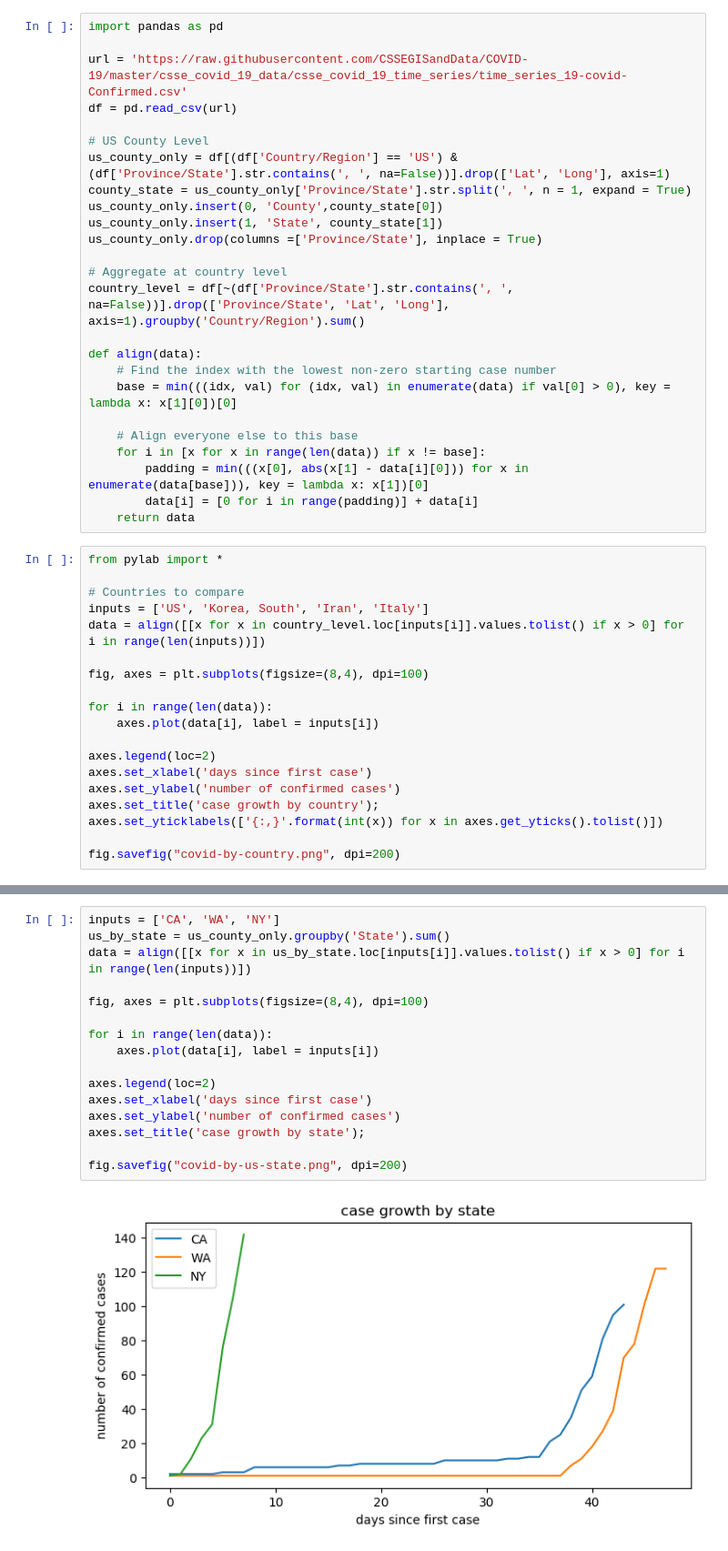
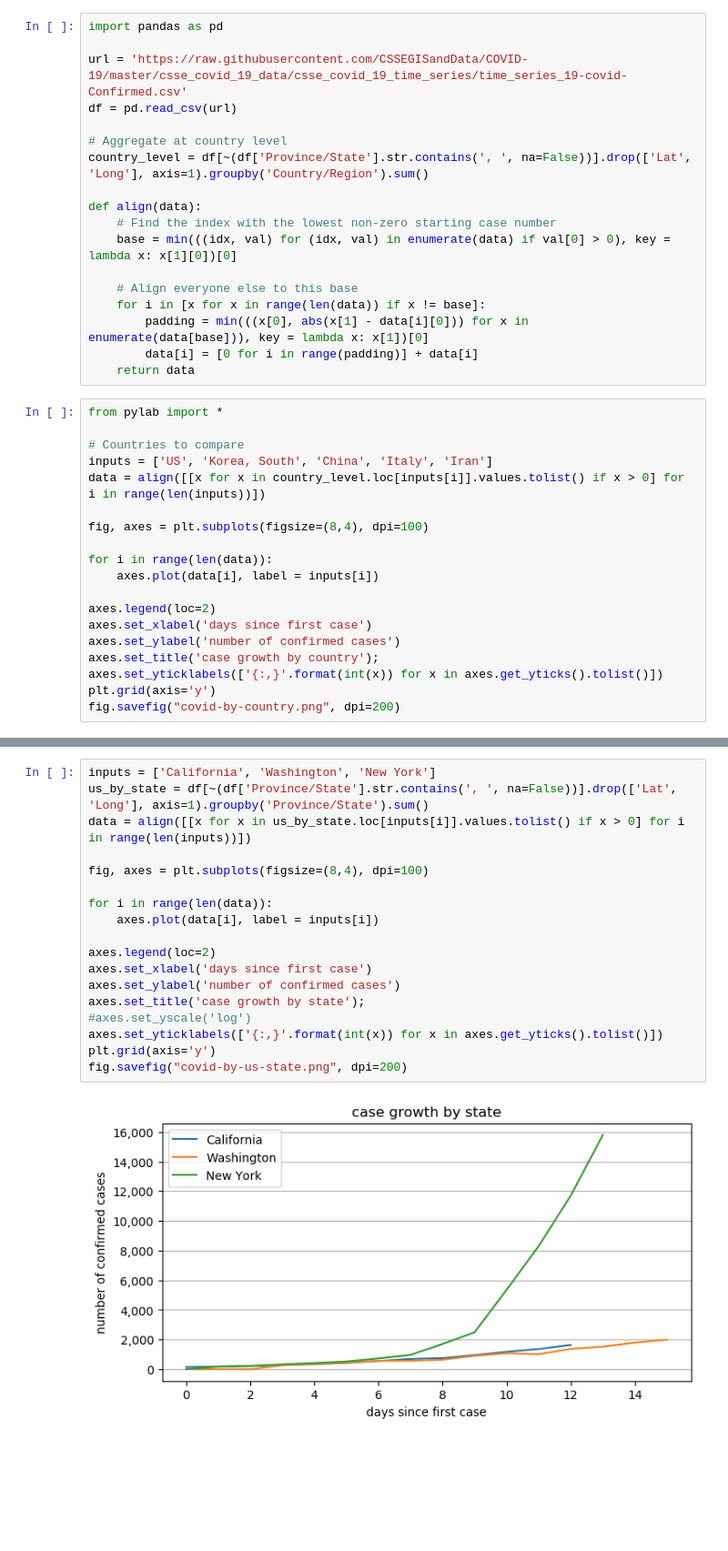
Before and after one commit to ratreya/COVID-19, a Jupyter notebook: covid19.ipynb, the cells around one changed output, grey strips where cells are left out. Shown at 91% size. Saved outputs shown, nothing was run; the diff lists cells and outputs as text; blank space fills up the shorter version.

Commit message:
Removed bad county-level data

```diff
--- a/covid19.ipynb
+++ b/covid19.ipynb
@@ -4,15 +4,8 @@ import pandas as pd
 url = 'https://raw.githubusercontent.com/CSSEGISandData/COVID-19/master/csse_covid_19_data/csse_covid_19_time_series/time_series_19-covid-Confirmed.csv'
 df = pd.read_csv(url)
 
-# US County Level
-us_county_only = df[(df['Country/Region'] == 'US') & (df['Province/State'].str.contains(', ', na=False))].drop(['Lat', 'Long'], axis=1)
-county_state = us_county_only['Province/State'].str.split(', ', n = 1, expand = True)
-us_county_only.insert(0, 'County',county_state[0])
-us_county_only.insert(1, 'State', county_state[1])
-us_county_only.drop(columns =['Province/State'], inplace = True)
-
 # Aggregate at country level
-country_level = df[~(df['Province/State'].str.contains(', ', na=False))].drop(['Province/State', 'Lat', 'Long'], axis=1).groupby('Country/Region').sum()
+country_level = df[~(df['Province/State'].str.contains(', ', na=False))].drop(['Lat', 'Long'], axis=1).groupby('Country/Region').sum()
 
 def align(data):
     # Find the index with the lowest non-zero starting case number
@@ -27,7 +20,7 @@ def align(data):
 from pylab import *
 
 # Countries to compare
-inputs = ['US', 'Korea, South', 'Iran', 'Italy']
+inputs = ['US', 'Korea, South', 'China', 'Italy', 'Iran']
 data = align([[x for x in country_level.loc[inputs[i]].values.tolist() if x > 0] for i in range(len(inputs))])
 
 fig, axes = plt.subplots(figsize=(8,4), dpi=100)
@@ -40,6 +33,6 @@ axes.set_xlabel('days since first case')
 axes.set_ylabel('number of confirmed cases')
 axes.set_title('case growth by country');
 axes.set_yticklabels(['{:,}'.format(int(x)) for x in axes.get_yticks().tolist()])
-
+plt.grid(axis='y')
 fig.savefig("covid-by-country.png", dpi=200)
 # %% [output]
@@ -47,18 +40,20 @@ fig.savefig("covid-by-country.png", dpi=200)
 # %%
-inputs = ['CA', 'WA', 'NY']
-us_by_state = us_county_only.groupby('State').sum()
+inputs = ['California', 'Washington', 'New York']
+us_by_state = df[~(df['Province/State'].str.contains(', ', na=False))].drop(['Lat', 'Long'], axis=1).groupby('Province/State').sum()
 data = align([[x for x in us_by_state.loc[inputs[i]].values.tolist() if x > 0] for i in range(len(inputs))])
 
 fig, axes = plt.subplots(figsize=(8,4), dpi=100)
 
 for i in range(len(data)):
     axes.plot(data[i], label = inputs[i])
 
 axes.legend(loc=2)
 axes.set_xlabel('days since first case')
 axes.set_ylabel('number of confirmed cases')
 axes.set_title('case growth by state');
-
+#axes.set_yscale('log')
+axes.set_yticklabels(['{:,}'.format(int(x)) for x in axes.get_yticks().tolist()])
+plt.grid(axis='y')
 fig.savefig("covid-by-us-state.png", dpi=200)
 # %% [output]
-[figure, old version]
+[figure, new version]
```
Also changed, not shown: parts of 2 cells of this notebook.
